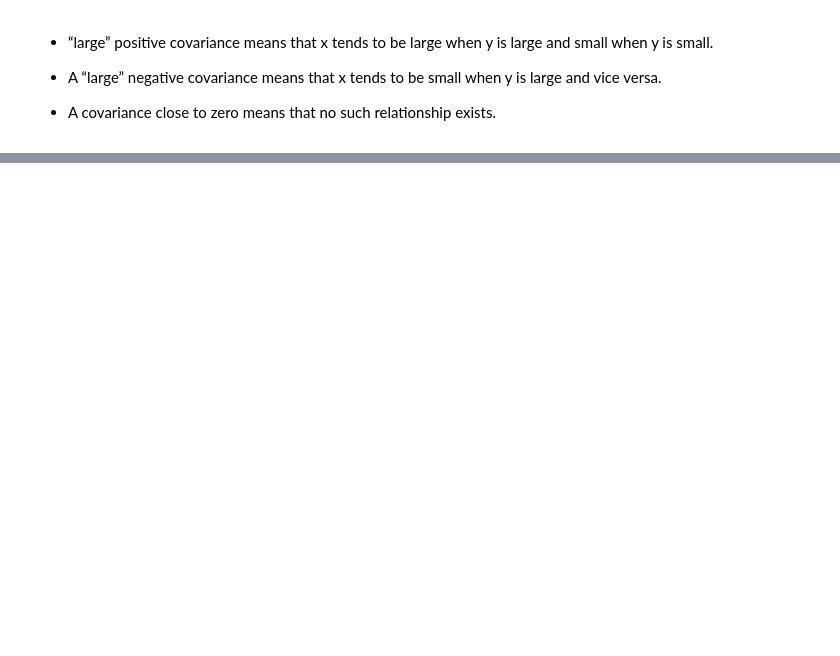
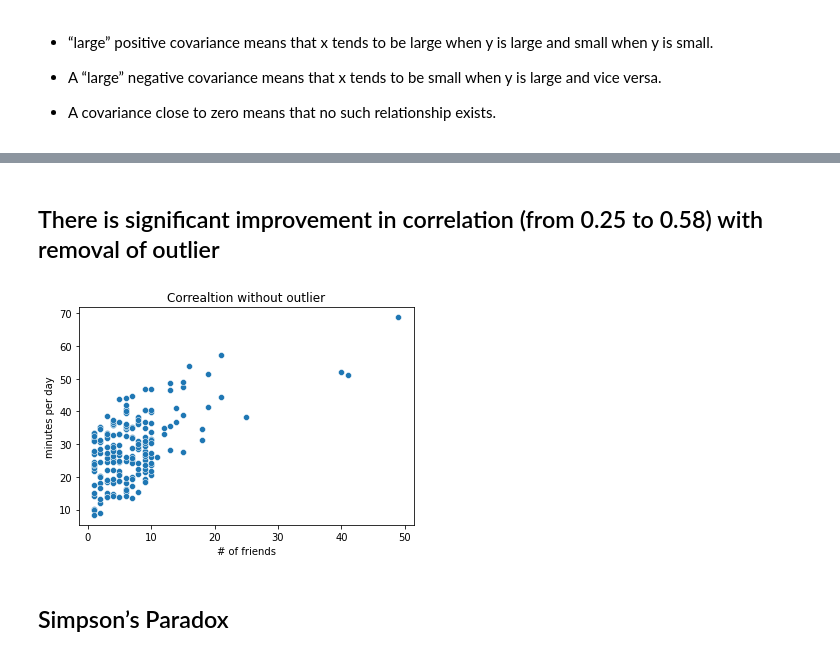
Before and after one commit to RadhaRamanJha/DS_FS_ipynb_notes, a Jupyter notebook: Statistics.ipynb, the cells around one changed output, grey strips where cells are left out. Saved outputs shown, nothing was run; the diff lists cells and outputs as text; code cells hidden in the pictures; blank space fills up the shorter version.

```diff
--- a/Statistics.ipynb
+++ b/Statistics.ipynb
@@ -229,0 +313,23 @@ def covariance(v :List[float],u :List[float]) -> float:
+# %%
+outlier = num_friends.index(100)
+
+freinds_good = [x for i,x in enumerate(num_friends)
+               if i != outlier]
+daily_minutes_good = [x for i,x in enumerate(daily_minutes)
+                     if i != outlier]
+daily_hours_good = [good_min/60 for good_min in daily_minutes_good]
+
+assert(0.57 < correlation(freinds_good,daily_hours_good) < 0.58)
+assert(0.57 < correlation(freinds_good,daily_minutes_good) < 0.58)
+# %% [markdown]
+## There is significant improvement in correlation (from 0.25 to 0.58) with removal of outlier
+# %%
+sns.scatterplot(x = freinds_good, y = daily_minutes_good)
+plt.title("Correaltion without outlier")
+plt.xlabel("# of friends")
+plt.ylabel("minutes per day")
+plt.show()
+# %% [output]
+[figure, added]
+# %% [markdown]
+## Simpson’s Paradox
```
Also changed, not shown: parts of 33 cells of this notebook.
